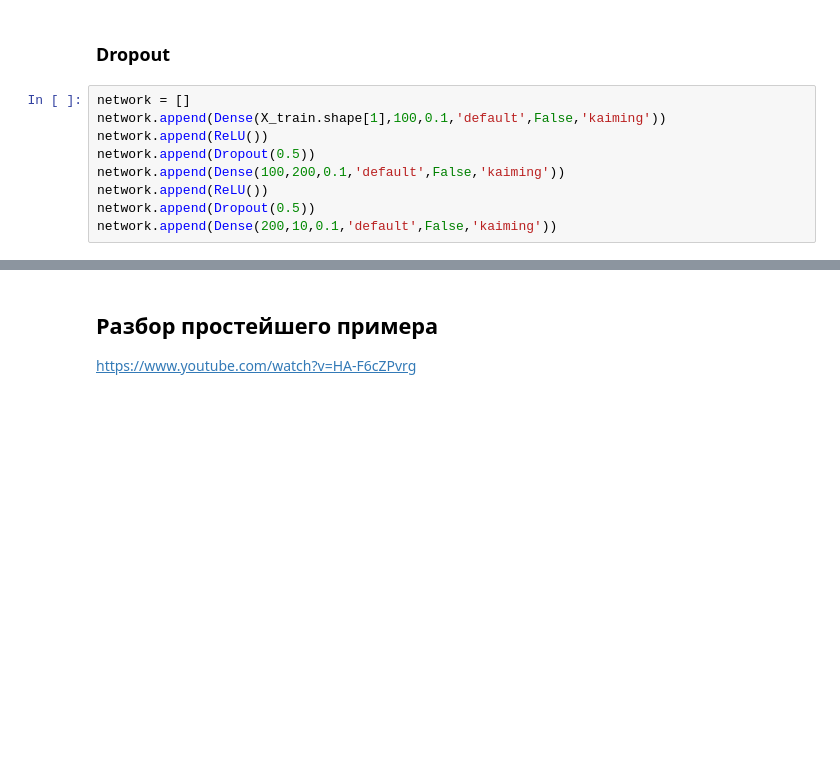
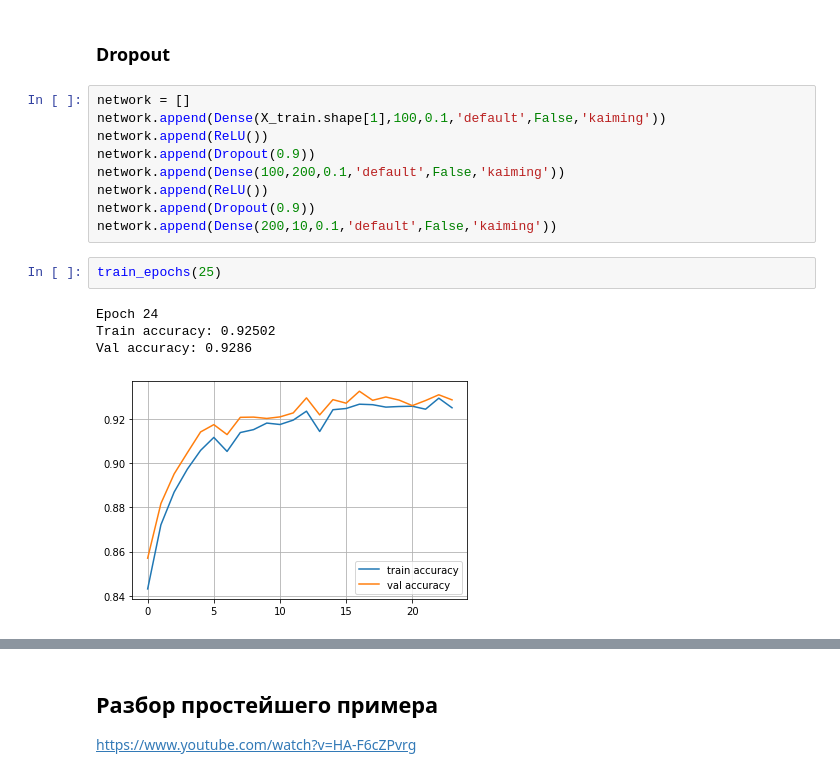
Before and after one commit to alexeybevz/neural-network, a Jupyter notebook: NumpyNN_(honor).ipynb, the cells around one changed output, grey strips where cells are left out. Saved outputs shown, nothing was run; the diff lists cells and outputs as text; blank space fills up the shorter version.

```diff
--- a/NumpyNN_(honor).ipynb
+++ b/NumpyNN_(honor).ipynb
@@ -849,8 +849,15 @@ Val accuracy: 0.8919
 network = []
 network.append(Dense(X_train.shape[1],100,0.1,'default',False,'kaiming'))
 network.append(ReLU())
-network.append(Dropout(0.5))
+network.append(Dropout(0.9))
 network.append(Dense(100,200,0.1,'default',False,'kaiming'))
 network.append(ReLU())
-network.append(Dropout(0.5))
+network.append(Dropout(0.9))
 network.append(Dense(200,10,0.1,'default',False,'kaiming'))
+# %%
+train_epochs(25)
+# %% [output]
+Epoch 24
+Train accuracy: 0.92502
+Val accuracy: 0.9286
+[figure, added]
```
Also changed, not shown: parts of 10 cells of this notebook.
